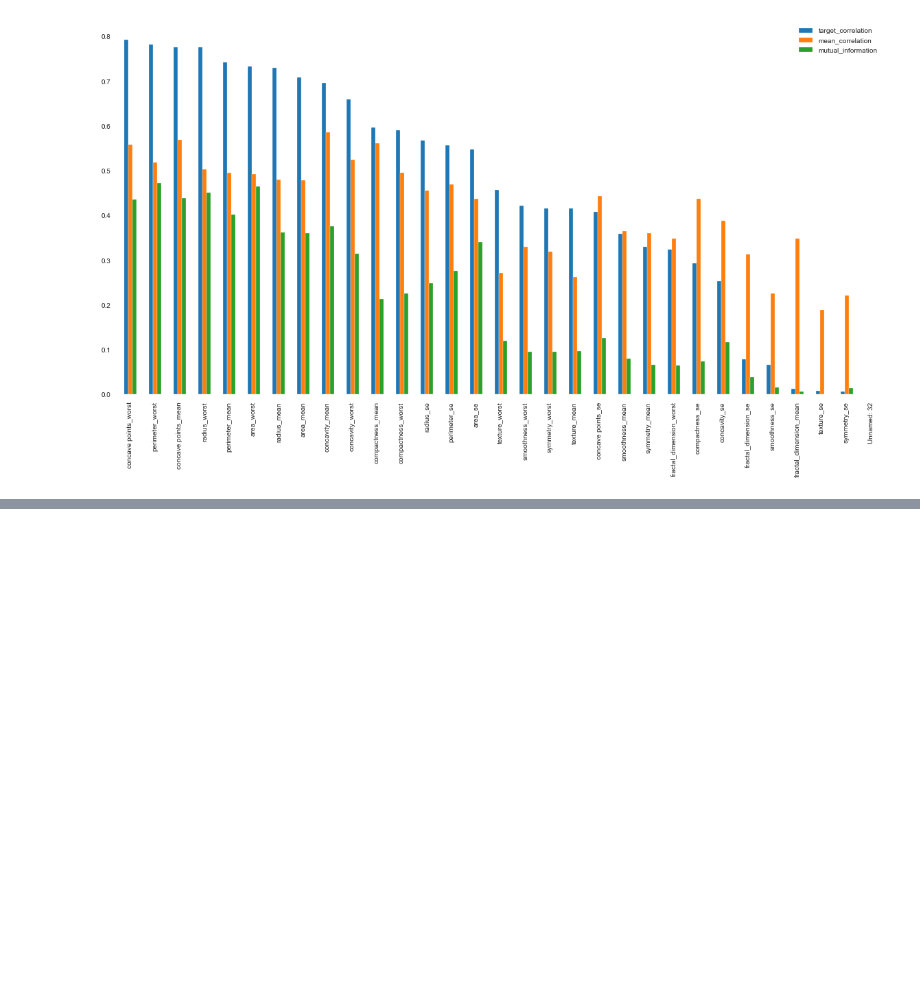
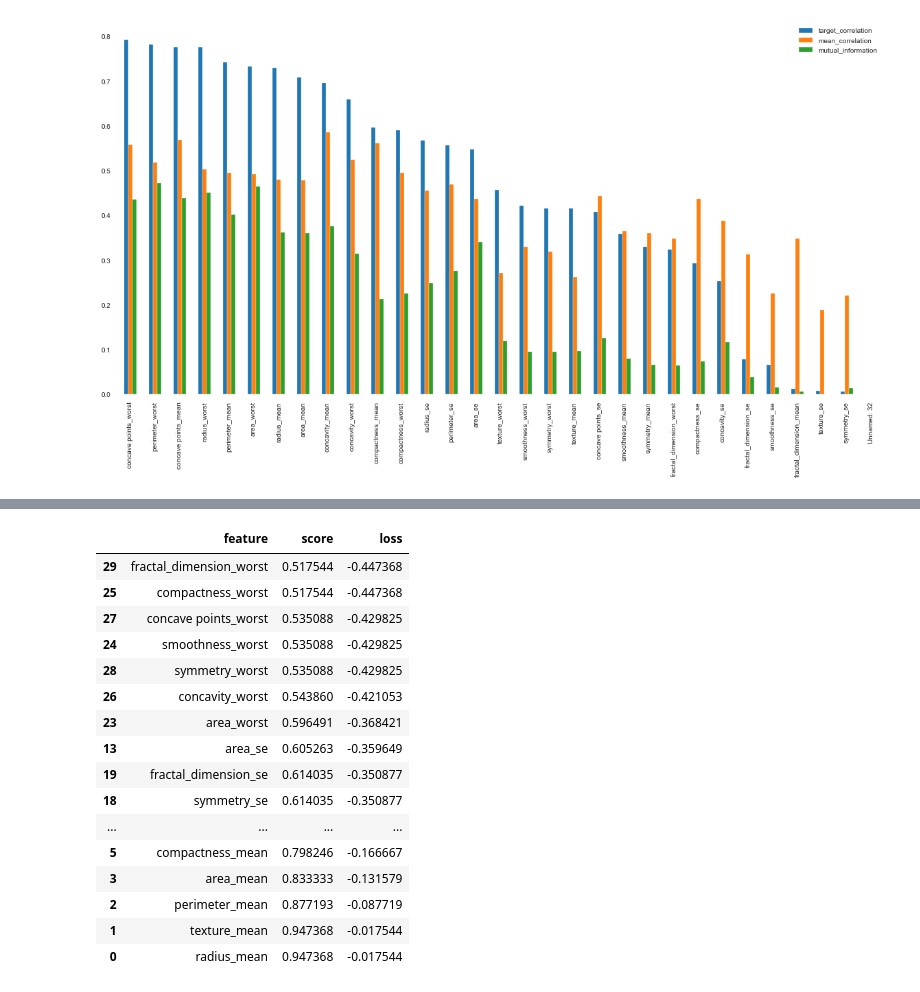
Before and after one commit to NautiyalAmit/Data-Science-Application-Feature-Selection, a Jupyter notebook: Feature Ranking And Selection .ipynb, the cells around one changed output, grey strips where cells are left out. Saved outputs shown, nothing was run; the diff lists cells and outputs as text; code cells hidden in the pictures; blank space fills up the shorter version.

Commit message:
clean up + adding corruption experiment

```diff
--- a/Feature Ranking And Selection .ipynb
+++ b/Feature Ranking And Selection .ipynb
@@ -257 +233,27 @@ Corrutping columns: radius_mean
 569 rows × 30 columns
+# %%
+# We create the preprocessing pipelines for both numeric and categorical data.
+numeric_features = X.select_dtypes(include="number").columns.to_list()#['age', 'fare']
+numeric_transformer = Pipeline(steps=[
+    ('imputer', SimpleImputer(strategy='median')),
+    ('scaler', StandardScaler())])
+
+categorical_features = X.select_dtypes(include="object").columns.to_list()
+categorical_transformer = Pipeline(steps=[
+    ('imputer', SimpleImputer(strategy='constant', fill_value='missing')),
+    ('onehot', OneHotEncoder(handle_unknown='ignore'))])
+
+preprocessor = ColumnTransformer(
+    transformers=[
+        ('num', numeric_transformer, numeric_features),
+        ('cat', categorical_transformer, categorical_features)])
+# %%
+clf = Pipeline(steps=[('preprocessor', preprocessor),
+                      ('classifier', LogisticRegression())])
+
+X,y = load_data()
+X_train, X_test, y_train, y_test = train_test_split(X, y, test_size=0.2)
+
+clf.fit(X_train, y_train)
+clean_test_baseline= clf.score(X_test, y_test)
+print("model score: %.3f" % clean_test_baseline)
@@ -257,0 +292,8 @@ Corrutping columns: radius_mean
+# %%
+data_corruptor = NumericDataCorruptor(X_test,feature_stats,feature_cols)
+res= []
+for idx,column in enumerate(feature_cols):
+    corrupted_score = clf.score(data_corruptor.get_dataset_with_corrupted_col(column), y_test)
+    loss = corrupted_score - clean_test_baseline
+    res.append([column,corrupted_score,loss])
+    print("model score: %.3f" % corrupted_score)
@@ -257,0 +318,20 @@ Corrutping columns: radius_mean
+# %%
+pd.DataFrame(res,columns=['feature','score','loss']).sort_values(by='loss')
+# %% [output]
+|  | feature | score | loss |
+| 29 | fractal_dimension_worst | 0.517544 | -0.447368 |
+| 25 | compactness_worst | 0.517544 | -0.447368 |
+| 27 | concave points_worst | 0.535088 | -0.429825 |
+| 24 | smoothness_worst | 0.535088 | -0.429825 |
+| 28 | symmetry_worst | 0.535088 | -0.429825 |
+| 26 | concavity_worst | 0.543860 | -0.421053 |
+| 23 | area_worst | 0.596491 | -0.368421 |
+| 13 | area_se | 0.605263 | -0.359649 |
+| 19 | fractal_dimension_se | 0.614035 | -0.350877 |
+| 18 | symmetry_se | 0.614035 | -0.350877 |
+| ... | ... | ... | ... |
+| 5 | compactness_mean | 0.798246 | -0.166667 |
+| 3 | area_mean | 0.833333 | -0.131579 |
+| 2 | perimeter_mean | 0.877193 | -0.087719 |
+| 1 | texture_mean | 0.947368 | -0.017544 |
+| 0 | radius_mean | 0.947368 | -0.017544 |
```
Also changed, not shown: parts of 10 cells of this notebook, 2 other files.
